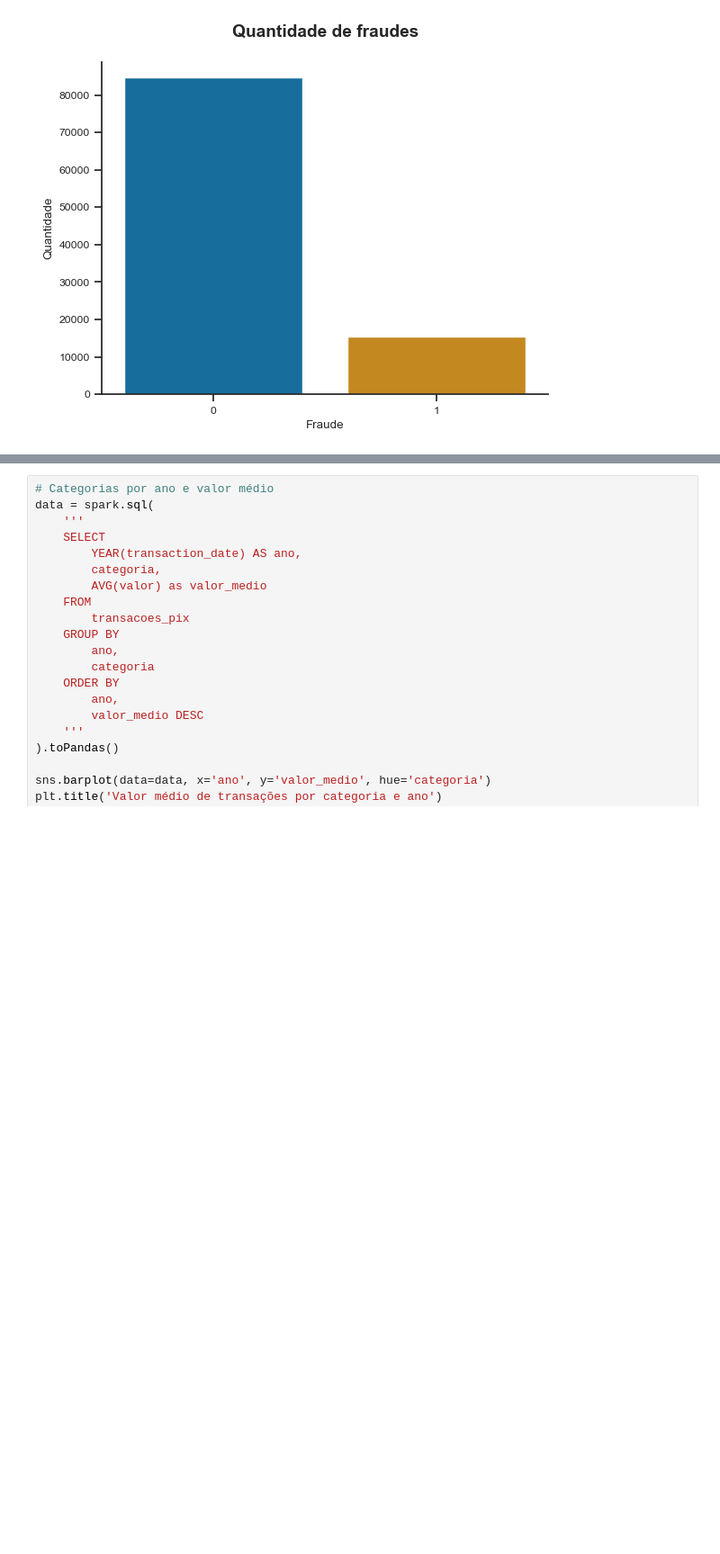
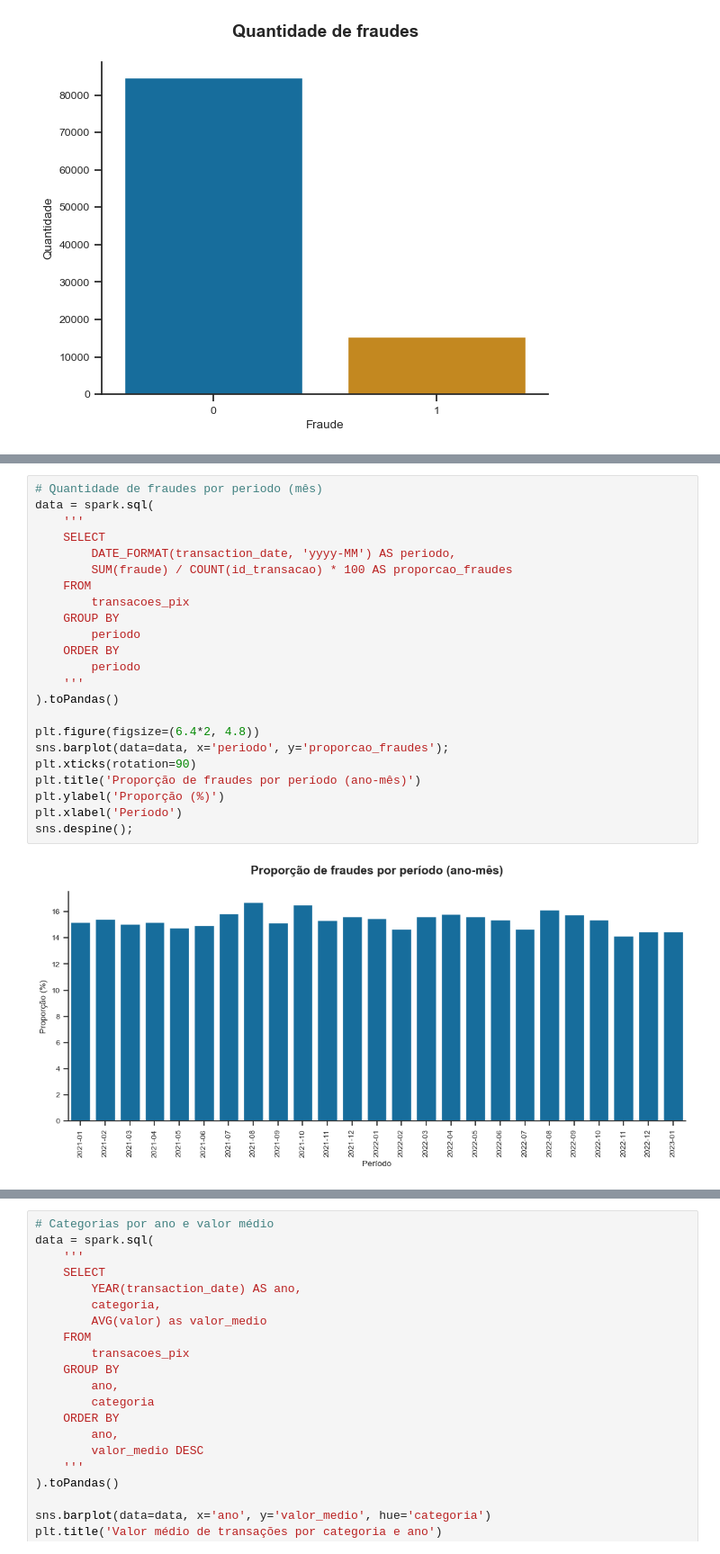
Before and after one commit to guipradow/pyspark_case_pix, a Jupyter notebook: notebook/case_pix.ipynb, the cells around one changed output, grey strips where cells are left out. Shown at 90% size. Drawn from its saved outputs; the diff is of its cells as text; blank space fills up the shorter version.

```diff
--- a/notebook/case_pix.ipynb
+++ b/notebook/case_pix.ipynb
@@ -375,0 +397,25 @@ plt.xlabel('Fraude');
+# %%
+# Quantidade de fraudes por periodo (mês)
+data = spark.sql(
+    '''
+    SELECT
+        DATE_FORMAT(transaction_date, 'yyyy-MM') AS periodo,
+        SUM(fraude) / COUNT(id_transacao) * 100 AS proporcao_fraudes
+    FROM
+        transacoes_pix
+    GROUP BY
+        periodo
+    ORDER BY
+        periodo
+    '''
+).toPandas()
+
+plt.figure(figsize=(6.4*2, 4.8))
+sns.barplot(data=data, x='periodo', y='proporcao_fraudes');
+plt.xticks(rotation=90)
+plt.title('Proporção de fraudes por período (ano-mês)')
+plt.ylabel('Proporção (%)')
+plt.xlabel('Período')
+sns.despine();
+# %% [output]
+[figure, added]
```
Also changed, not shown: parts of 5 cells of this notebook.
